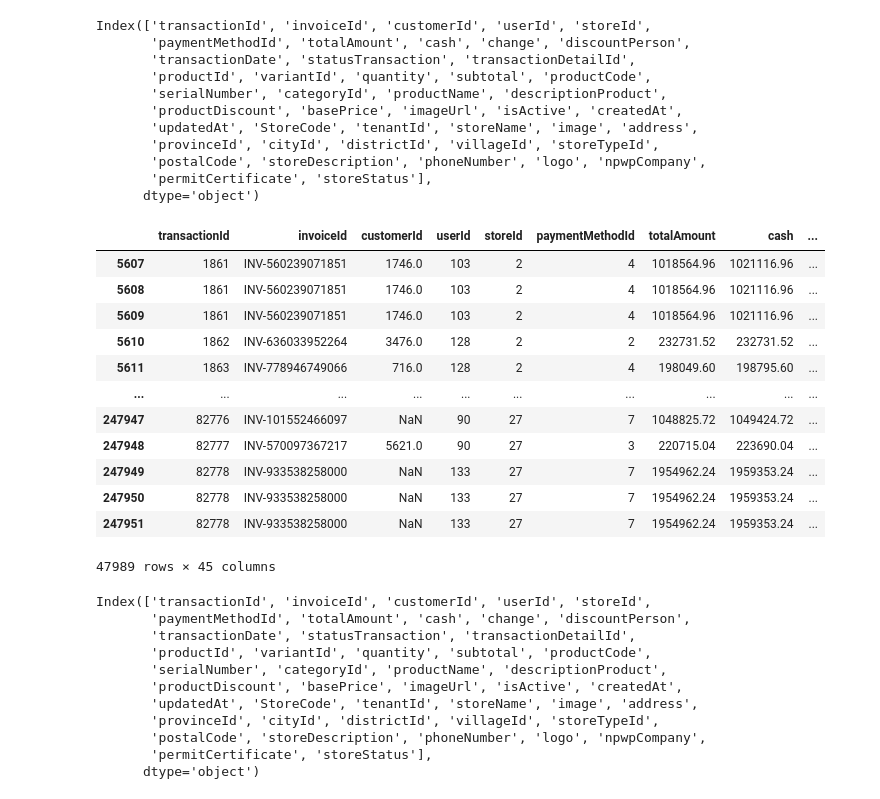
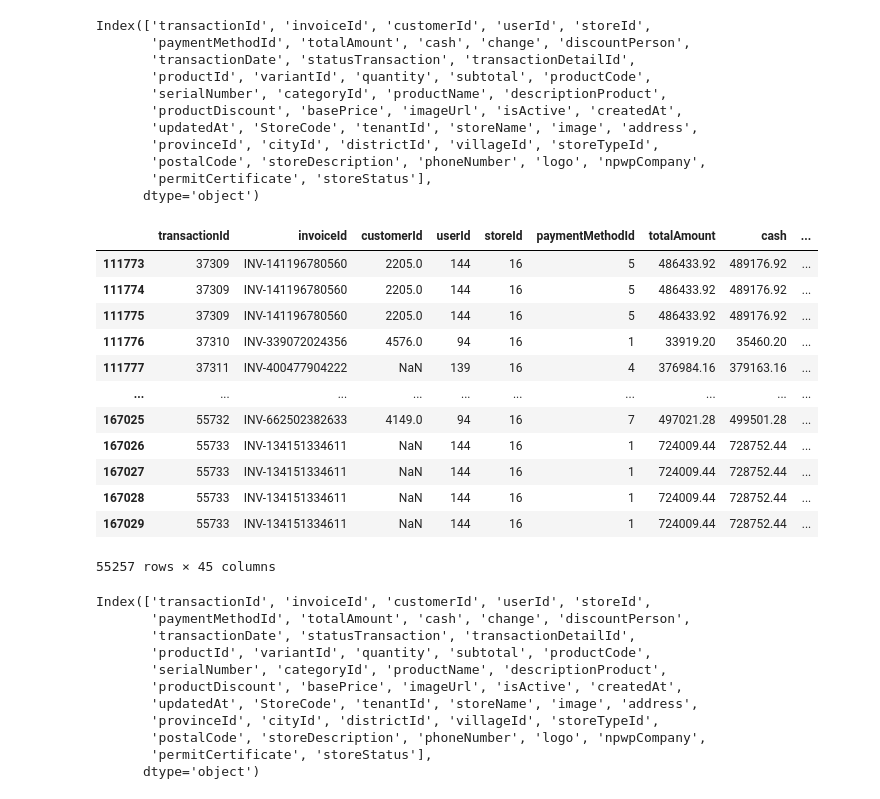
Before and after one commit to zhulkhoirrifat/nuka-pos, a Jupyter notebook: forecasting_fnb.ipynb, the cells around one changed output. Cells and saved outputs as stored; diff of their text form; code cells hidden in the pictures.

```diff
--- a/forecasting_fnb.ipynb
+++ b/forecasting_fnb.ipynb
@@ -215,22 +216,22 @@ Index(['transactionId', 'invoiceId', 'customerId', 'userId', 'storeId',
       dtype='object')
 # %%
 #mengambil data toko dengan tipe toko id 1 yaitu fnb
-final_df = final_df[final_df['storeTypeId'] == 1]
+final_df = final_df[final_df['storeTypeId'] == 10]
 final_df
 # %% [output]
 |  | transactionId | invoiceId | customerId | userId | storeId | paymentMethodId | totalAmount | cash | ... |
-| 5607 | 1861 | INV-560239071851 | 1746.0 | 103 | 2 | 4 | 1018564.96 | 1021116.96 | ... |
-| 5608 | 1861 | INV-560239071851 | 1746.0 | 103 | 2 | 4 | 1018564.96 | 1021116.96 | ... |
-| 5609 | 1861 | INV-560239071851 | 1746.0 | 103 | 2 | 4 | 1018564.96 | 1021116.96 | ... |
-| 5610 | 1862 | INV-636033952264 | 3476.0 | 128 | 2 | 2 | 232731.52 | 232731.52 | ... |
-| 5611 | 1863 | INV-778946749066 | 716.0 | 128 | 2 | 4 | 198049.60 | 198795.60 | ... |
+| 111773 | 37309 | INV-141196780560 | 2205.0 | 144 | 16 | 5 | 486433.92 | 489176.92 | ... |
+| 111774 | 37309 | INV-141196780560 | 2205.0 | 144 | 16 | 5 | 486433.92 | 489176.92 | ... |
+| 111775 | 37309 | INV-141196780560 | 2205.0 | 144 | 16 | 5 | 486433.92 | 489176.92 | ... |
+| 111776 | 37310 | INV-339072024356 | 4576.0 | 94 | 16 | 1 | 33919.20 | 35460.20 | ... |
+| 111777 | 37311 | INV-400477904222 | NaN | 139 | 16 | 4 | 376984.16 | 379163.16 | ... |
 | ... | ... | ... | ... | ... | ... | ... | ... | ... | ... |
-| 247947 | 82776 | INV-101552466097 | NaN | 90 | 27 | 7 | 1048825.72 | 1049424.72 | ... |
-| 247948 | 82777 | INV-570097367217 | 5621.0 | 90 | 27 | 3 | 220715.04 | 223690.04 | ... |
-| 247949 | 82778 | INV-933538258000 | NaN | 133 | 27 | 7 | 1954962.24 | 1959353.24 | ... |
-| 247950 | 82778 | INV-933538258000 | NaN | 133 | 27 | 7 | 1954962.24 | 1959353.24 | ... |
-| 247951 | 82778 | INV-933538258000 | NaN | 133 | 27 | 7 | 1954962.24 | 1959353.24 | ... |
+| 167025 | 55732 | INV-662502382633 | 4149.0 | 94 | 16 | 7 | 497021.28 | 499501.28 | ... |
+| 167026 | 55733 | INV-134151334611 | NaN | 144 | 16 | 1 | 724009.44 | 728752.44 | ... |
+| 167027 | 55733 | INV-134151334611 | NaN | 144 | 16 | 1 | 724009.44 | 728752.44 | ... |
+| 167028 | 55733 | INV-134151334611 | NaN | 144 | 16 | 1 | 724009.44 | 728752.44 | ... |
+| 167029 | 55733 | INV-134151334611 | NaN | 144 | 16 | 1 | 724009.44 | 728752.44 | ... |
-47989 rows × 45 columns
+55257 rows × 45 columns
 # %%
 final_df.columns
 # %% [output]
```
Also changed, not shown: parts of 19 cells of this notebook.
